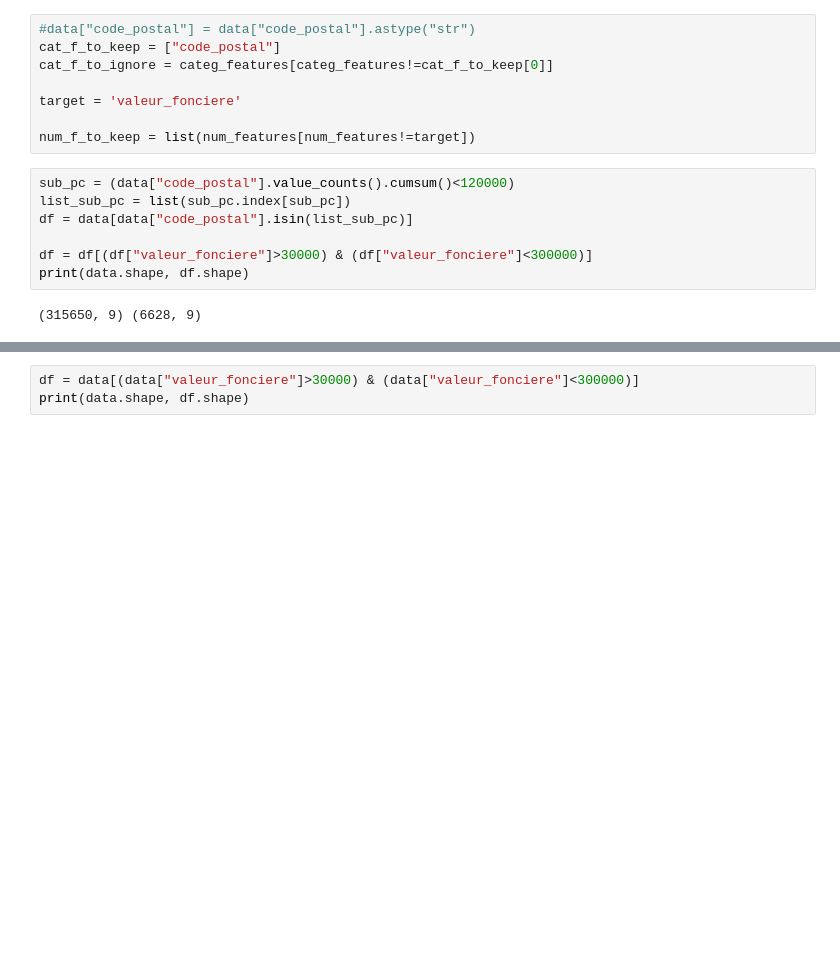
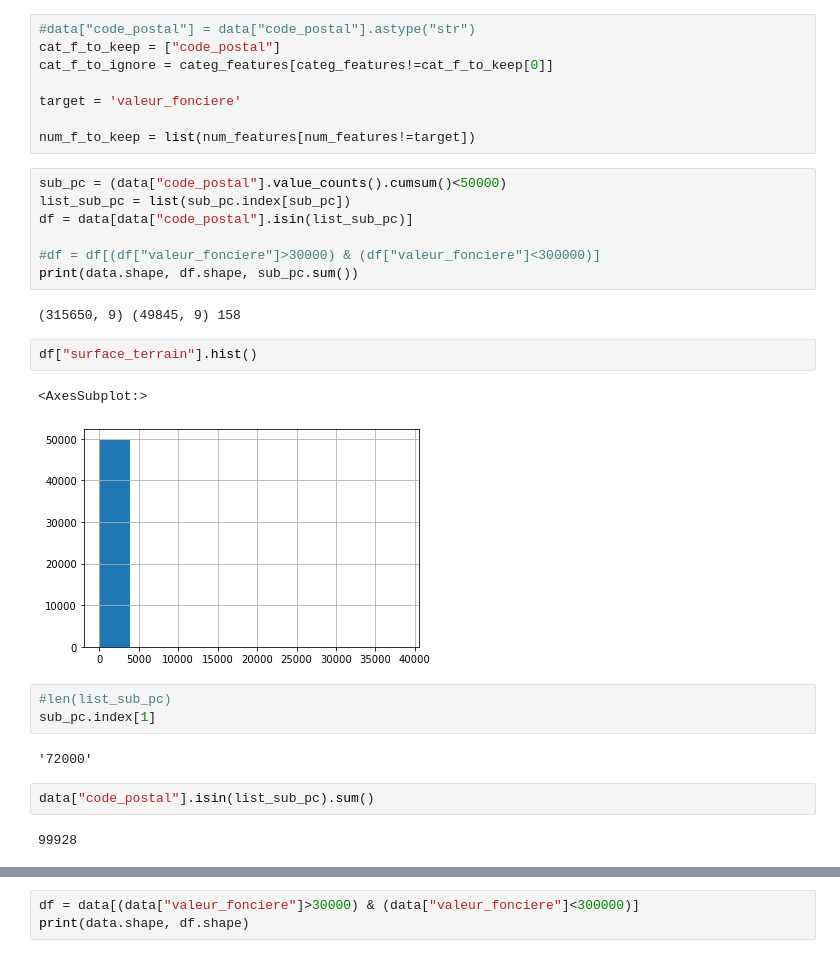
Before and after one commit to stbeau/projet-62, a Jupyter notebook: notebooks/exploratory/0.1-stbeau-Modele de depart pour tester l'API.ipynb, the cells around one changed output, grey strips where cells are left out. Saved outputs shown, nothing was run; the diff lists cells and outputs as text; blank space fills up the shorter version.

```diff
--- a/notebooks/exploratory/0.1-stbeau-Modele de depart pour tester l'API.ipynb
+++ b/notebooks/exploratory/0.1-stbeau-Modele de depart pour tester l'API.ipynb
@@ -65,11 +80,25 @@ target = 'valeur_fonciere'
 
 num_f_to_keep = list(num_features[num_features!=target])
 # %%
-sub_pc = (data["code_postal"].value_counts().cumsum()<120000)
+sub_pc = (data["code_postal"].value_counts().cumsum()<50000)
 list_sub_pc = list(sub_pc.index[sub_pc])
 df = data[data["code_postal"].isin(list_sub_pc)]
 
-df = df[(df["valeur_fonciere"]>30000) & (df["valeur_fonciere"]<300000)]
-print(data.shape, df.shape)
+#df = df[(df["valeur_fonciere"]>30000) & (df["valeur_fonciere"]<300000)]
+print(data.shape, df.shape, sub_pc.sum())
 # %% [output]
-(315650, 9) (6628, 9)
+(315650, 9) (49845, 9) 158
+# %%
+df["surface_terrain"].hist()
+# %% [output]
+<AxesSubplot:>
+[figure, added]
+# %%
+#len(list_sub_pc)
+sub_pc.index[1]
+# %% [output]
+'72000'
+# %%
+data["code_postal"].isin(list_sub_pc).sum()
+# %% [output]
+99928
```
Also changed, not shown: parts of 23 cells of this notebook.
